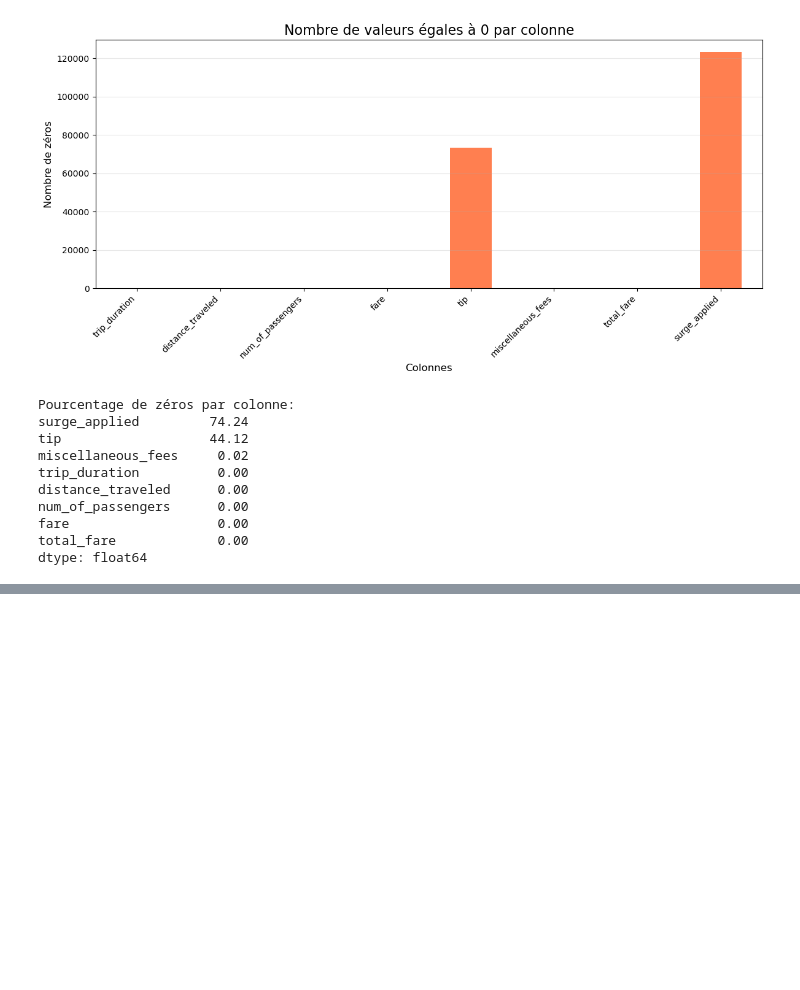
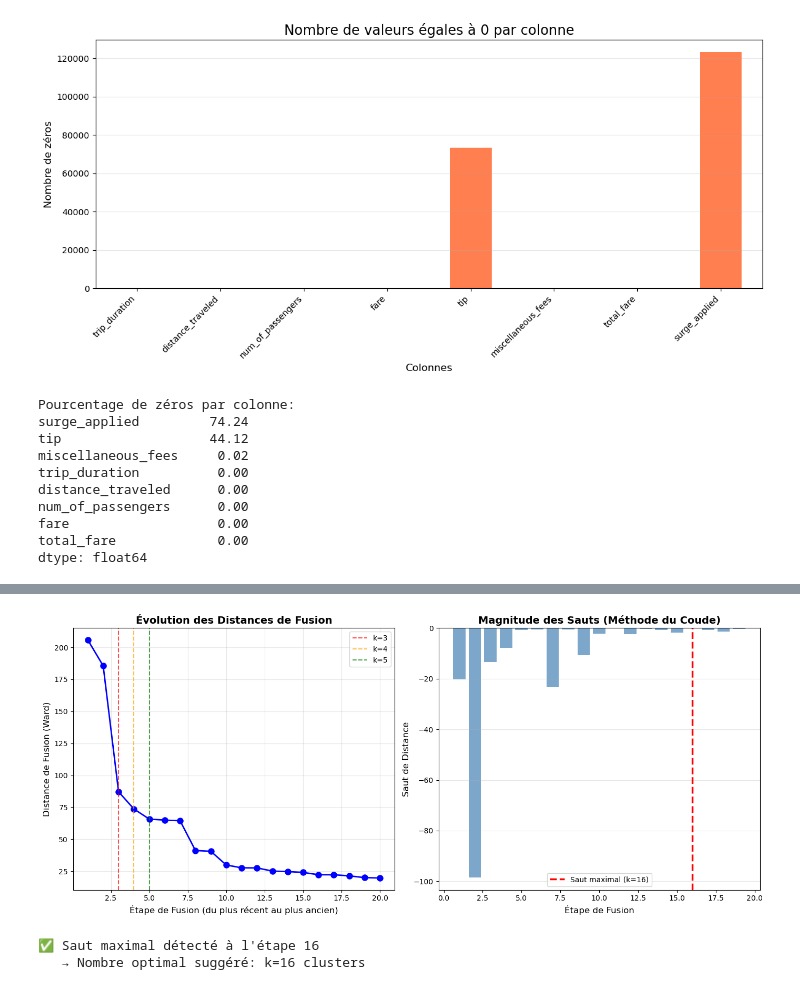
Before and after one commit to Hafaiedh-Habib/Machine-Learning-Project, a Jupyter notebook: Projet.ipynb, the cells around one changed output, grey strips where cells are left out. Cells and saved outputs as stored; diff of their text form; code cells hidden in the pictures; blank space fills up the shorter version.

```diff
--- a/Projet.ipynb
+++ b/Projet.ipynb
@@ -704,0 +823,45 @@ df_scaled.describe()
+# %%
+# Analyser les sauts de distance entre fusions
+plt.figure(figsize=(14, 6))
+
+# Plot 1: Distance de fusion
+plt.subplot(1, 2, 1)
+last_20_merges = Z[-20:, 2]
+indices = np.arange(1, 21)
+
+plt.plot(indices, last_20_merges[::-1], 'bo-', linewidth=2, markersize=8)
+plt.xlabel('Étape de Fusion (du plus récent au plus ancien)', fontsize=12)
+plt.ylabel('Distance de Fusion (Ward)', fontsize=12)
+plt.title('Évolution des Distances de Fusion', fontsize=14, fontweight='bold')
+plt.grid(True, alpha=0.3)
+
+# Marquer les points clés
+plt.axvline(x=3, color='red', linestyle='--', alpha=0.7, label='k=3')
+plt.axvline(x=4, color='orange', linestyle='--', alpha=0.7, label='k=4')
+plt.axvline(x=5, color='green', linestyle='--', alpha=0.7, label='k=5')
+plt.legend()
+
+# Plot 2: Différence entre fusions (saut)
+plt.subplot(1, 2, 2)
+differences = np.diff(last_20_merges[::-1])
+plt.bar(range(1, len(differences) + 1), differences, color='steelblue', alpha=0.7)
+plt.xlabel('Étape de Fusion', fontsize=12)
+plt.ylabel('Saut de Distance', fontsize=12)
+plt.title('Magnitude des Sauts (Méthode du Coude)', fontsize=14, fontweight='bold')
+plt.grid(True, alpha=0.3, axis='y')
+
+# Identifier le saut maximal
+max_jump_idx = np.argmax(differences) + 1
+plt.axvline(x=max_jump_idx, color='red', linestyle='--', linewidth=2.5,
+            label=f'Saut maximal (k={max_jump_idx})')
+plt.legend()
+
+plt.tight_layout()
+plt.show()
+
+print(f"\n✅ Saut maximal détecté à l'étape {max_jump_idx}")
+print(f"   → Nombre optimal suggéré: k={max_jump_idx} clusters")
+# %% [output]
+[figure, added]
+✅ Saut maximal détecté à l'étape 16
+   → Nombre optimal suggéré: k=16 clusters
```
Also changed, not shown: parts of 15 cells of this notebook.
